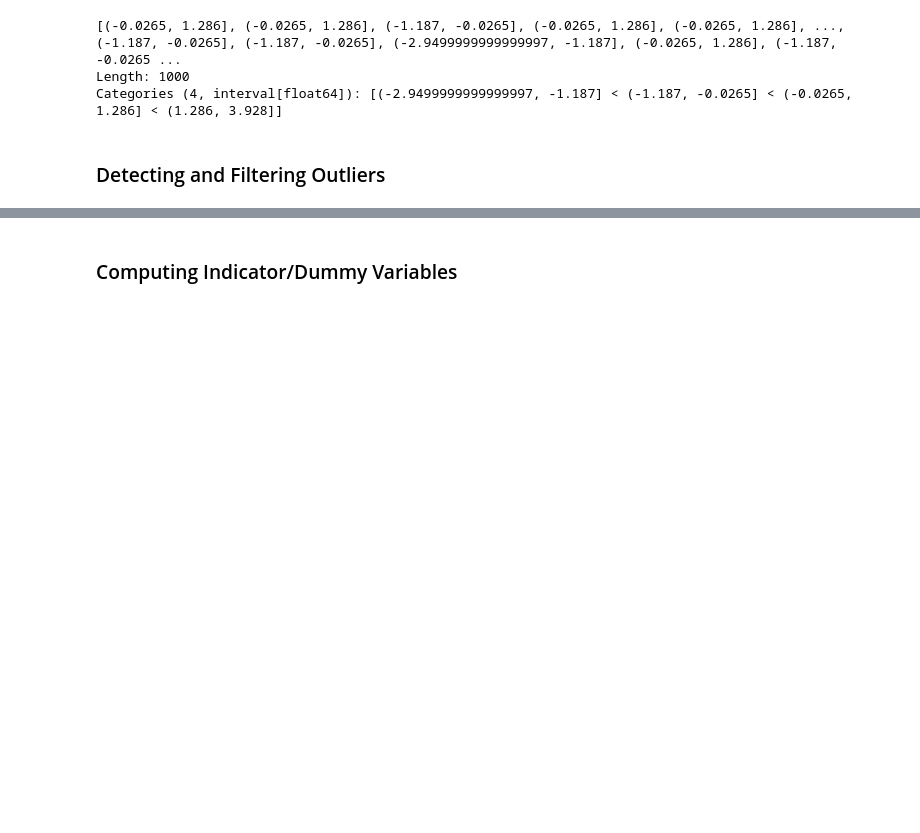
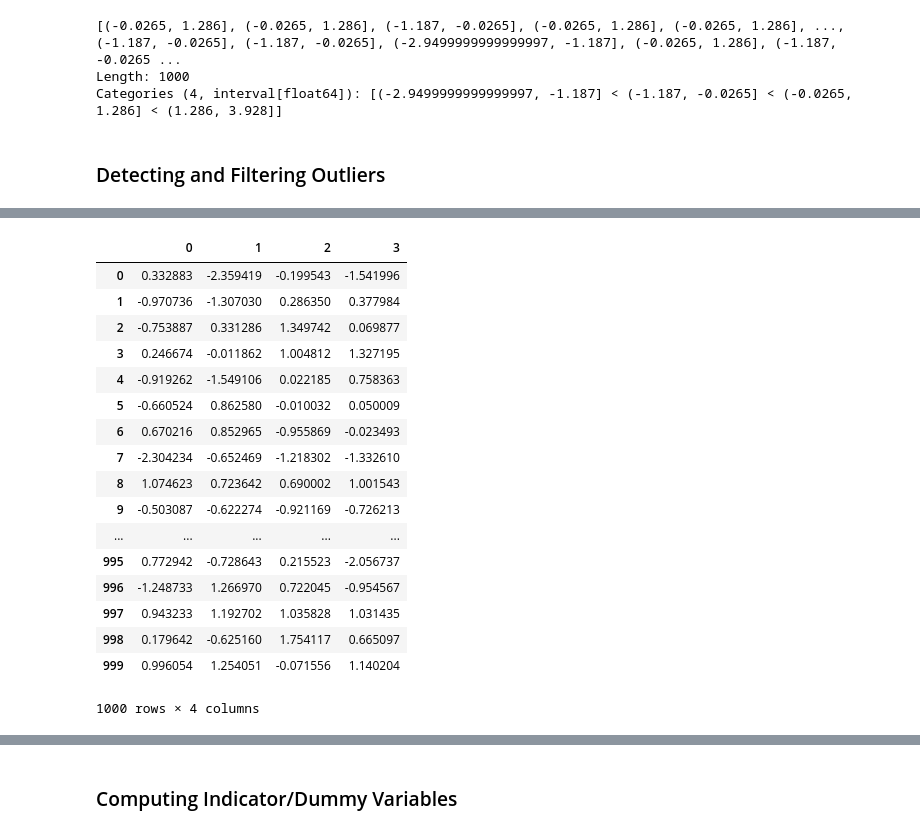
Before and after one commit to langsari/fundamentals-data-science-with-python-2021-class, a Jupyter notebook: 9-data-cleaning.ipynb, the cells around one changed output, grey strips where cells are left out. Cells and saved outputs as stored; diff of their text form; code cells hidden in the pictures; blank space fills up the shorter version.

```diff
--- a/9-data-cleaning.ipynb
+++ b/9-data-cleaning.ipynb
@@ -729,3 +788,24 @@ data.describe()
+# %%
+data
+# %% [output]
+|  | 0 | 1 | 2 | 3 |
+| 0 | 0.332883 | -2.359419 | -0.199543 | -1.541996 |
+| 1 | -0.970736 | -1.307030 | 0.286350 | 0.377984 |
+| 2 | -0.753887 | 0.331286 | 1.349742 | 0.069877 |
+| 3 | 0.246674 | -0.011862 | 1.004812 | 1.327195 |
+| 4 | -0.919262 | -1.549106 | 0.022185 | 0.758363 |
+| 5 | -0.660524 | 0.862580 | -0.010032 | 0.050009 |
+| 6 | 0.670216 | 0.852965 | -0.955869 | -0.023493 |
+| 7 | -2.304234 | -0.652469 | -1.218302 | -1.332610 |
+| 8 | 1.074623 | 0.723642 | 0.690002 | 1.001543 |
+| 9 | -0.503087 | -0.622274 | -0.921169 | -0.726213 |
+| ... | ... | ... | ... | ... |
+| 995 | 0.772942 | -0.728643 | 0.215523 | -2.056737 |
+| 996 | -1.248733 | 1.266970 | 0.722045 | -0.954567 |
+| 997 | 0.943233 | 1.192702 | 1.035828 | 1.031435 |
+| 998 | 0.179642 | -0.625160 | 1.754117 | 0.665097 |
+| 999 | 0.996054 | 1.254051 | -0.071556 | 1.140204 |
+1000 rows × 4 columns
 # %%
 col = data[2]
 col[np.abs(col) > 3]
```
Also changed, not shown: parts of 44 cells of this notebook.
